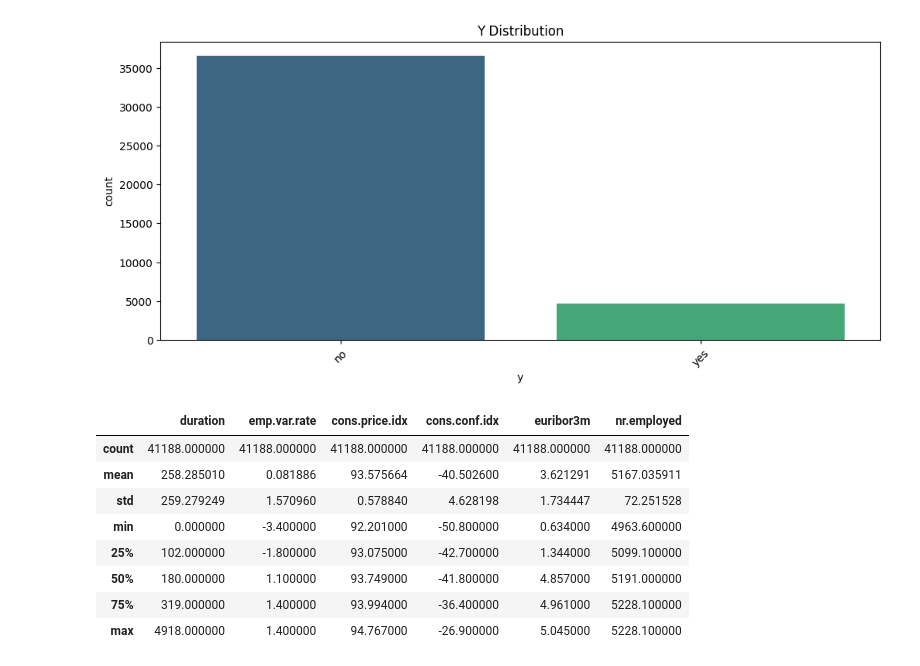
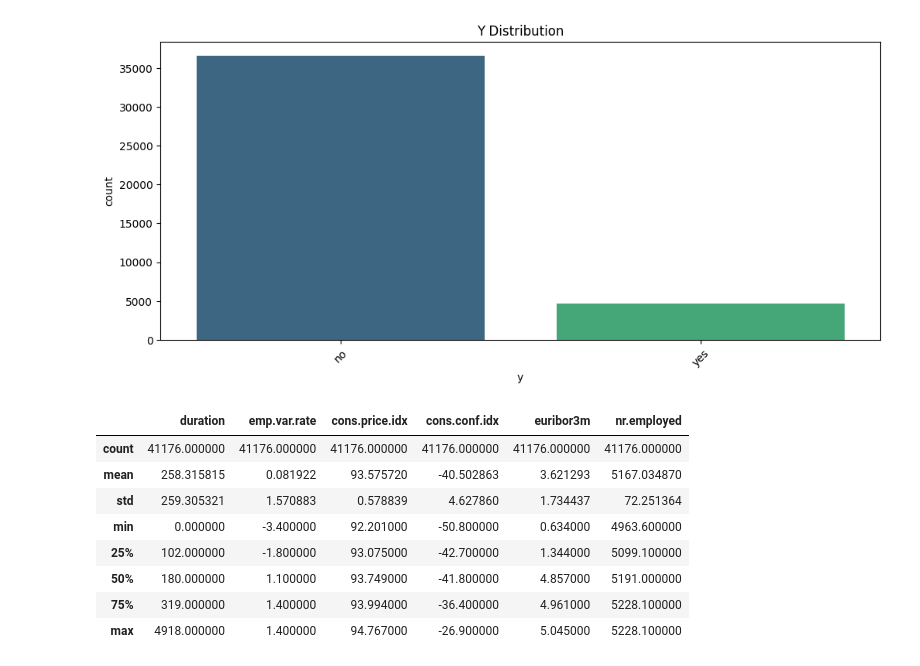
Before and after one commit to flynn-ky-t2/kaggle_f., a Jupyter notebook: bank-marketing-coding-practice.ipynb, the cells around one changed output. Saved outputs shown, nothing was run; the diff lists cells and outputs as text; code cells hidden in the pictures.

Commit message:
Kaggle Notebook | Bank Marketing [Coding Practice] | Version 4

```diff
--- a/bank-marketing-coding-practice.ipynb
+++ b/bank-marketing-coding-practice.ipynb
@@ -223,0 +353,3 @@ marketing.duplicated().sum()
+# %%
+marketing_cleaned = marketing.drop_duplicates()
+marketing_cleaned.info()
@@ -265,13 +417,13 @@ for col in cat_cols:
 [figure]
 [figure]
 # %%
-marketing[['duration', 'emp.var.rate', 'cons.price.idx',
+marketing_cleaned[['duration', 'emp.var.rate', 'cons.price.idx',
        'cons.conf.idx', 'euribor3m', 'nr.employed']].describe()
 # %% [output]
 |  | duration | emp.var.rate | cons.price.idx | cons.conf.idx | euribor3m | nr.employed |
-| count | 41188.000000 | 41188.000000 | 41188.000000 | 41188.000000 | 41188.000000 | 41188.000000 |
-| mean | 258.285010 | 0.081886 | 93.575664 | -40.502600 | 3.621291 | 5167.035911 |
-| std | 259.279249 | 1.570960 | 0.578840 | 4.628198 | 1.734447 | 72.251528 |
+| count | 41176.000000 | 41176.000000 | 41176.000000 | 41176.000000 | 41176.000000 | 41176.000000 |
+| mean | 258.315815 | 0.081922 | 93.575720 | -40.502863 | 3.621293 | 5167.034870 |
+| std | 259.305321 | 1.570883 | 0.578839 | 4.627860 | 1.734437 | 72.251364 |
 | min | 0.000000 | -3.400000 | 92.201000 | -50.800000 | 0.634000 | 4963.600000 |
 | 25% | 102.000000 | -1.800000 | 93.075000 | -42.700000 | 1.344000 | 5099.100000 |
 | 50% | 180.000000 | 1.100000 | 93.749000 | -41.800000 | 4.857000 | 5191.000000 |
```
Also changed, not shown: parts of 57 cells of this notebook.
